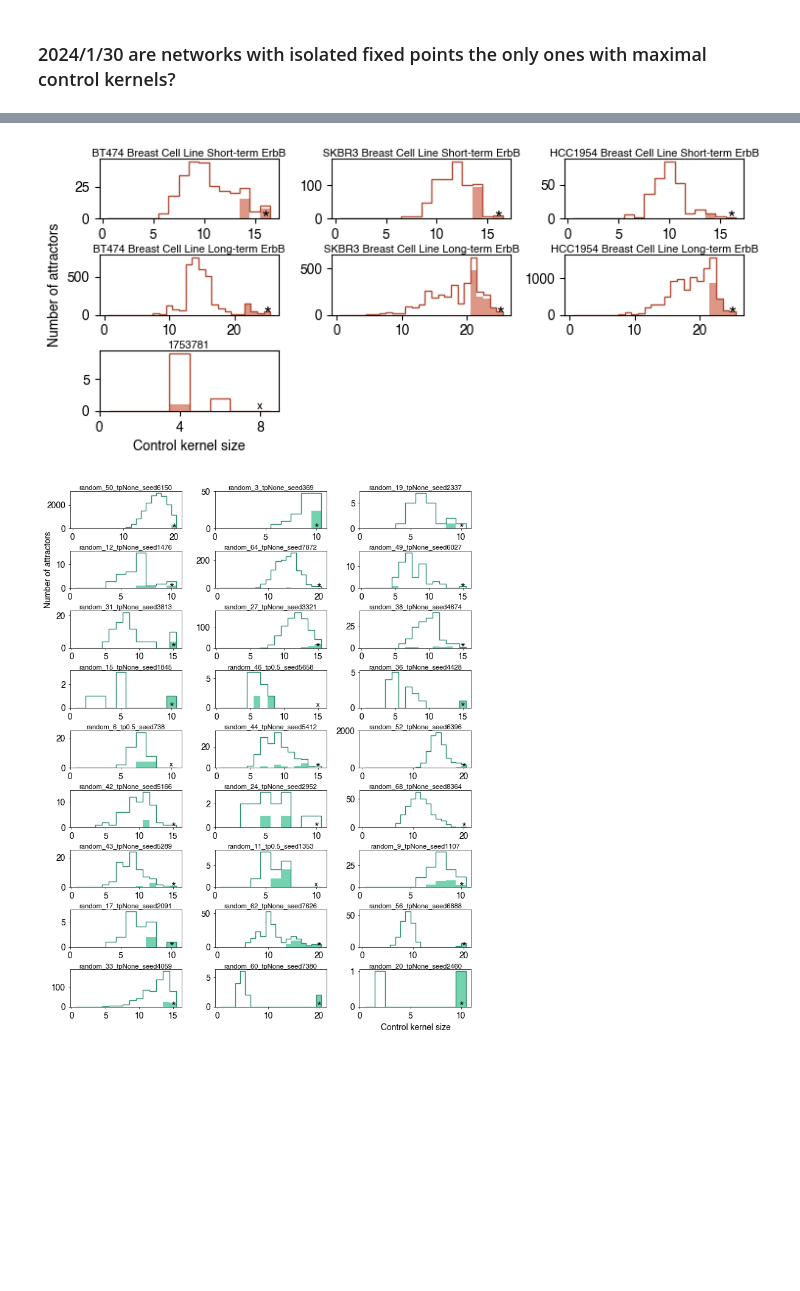
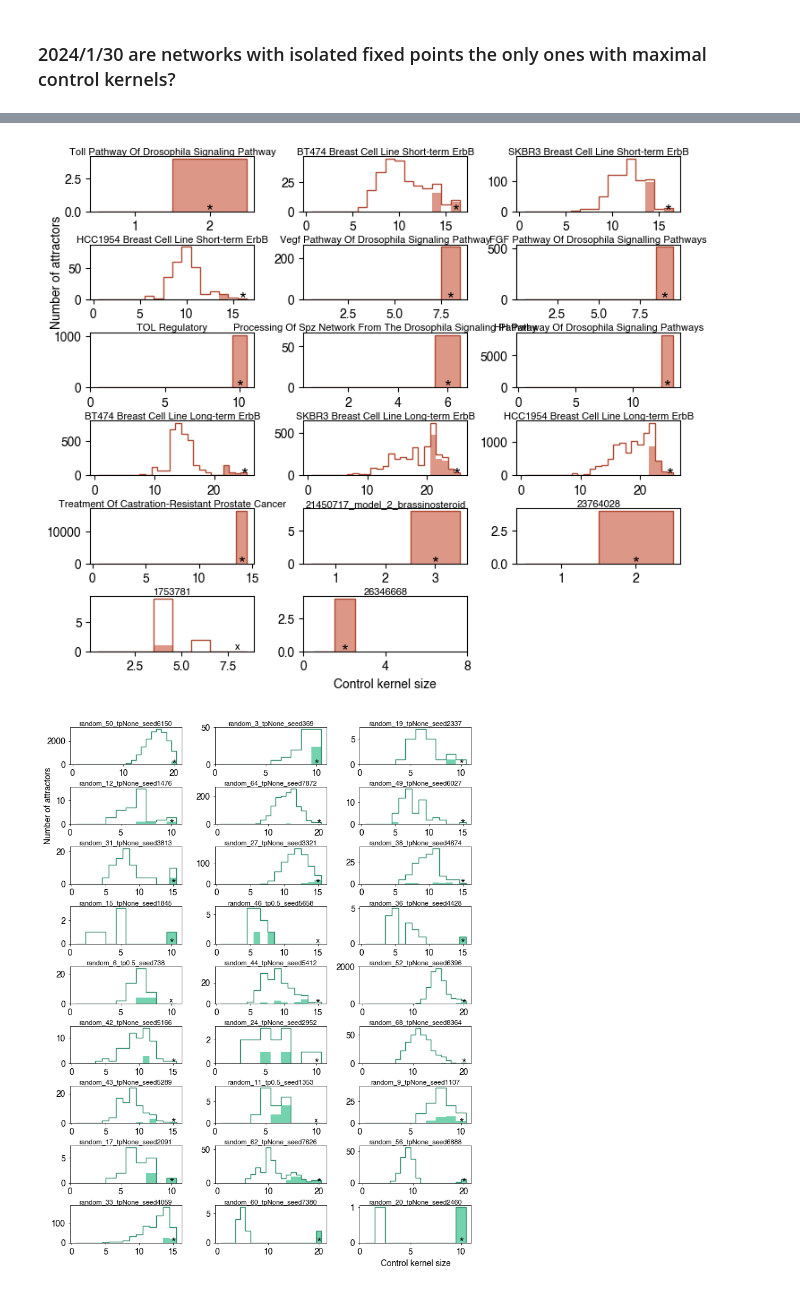
Before and after one commit to bcdaniels/Control-of-Synthetic-Boolean-Networks, a Jupyter notebook: CK_basin_sizes/basin-paper-figures.ipynb, the cells around one changed output, grey strips where cells are left out. Saved outputs shown, nothing was run; the diff lists cells and outputs as text; code cells hidden in the pictures; blank space fills up the shorter version.

```diff
--- a/CK_basin_sizes/basin-paper-figures.ipynb
+++ b/CK_basin_sizes/basin-paper-figures.ipynb
@@ -834,6 +859,8 @@ This plot includes points for 53 Iowa database networks.
 [figure]
 # %% [markdown]
 ### 2024/1/30 histograms grouped by network
+# %%
+core_only = True
 # %%
 # isolated and non-isolated histograms grouped by networks (cell collective networks)
 plt.figure(figsize=(5,2))
@@ -981,21 +1048,31 @@ random_with_isolated = dfExactRandomAll_Filtered[dfExactRandomAll_Filtered['prop
 for name in dfExactRandomAll_Filtered.index: #dataDictExactRandom:
     if name in dataDictExactRandom:
         if 'control_kernel_sizes' in dataDictExactRandom[name]:
-            num_max_cks = np.sum(np.array(dataDictExactRandom[name]['control_kernel_sizes']) == dataDictExactRandom[name]['size'])
+            net_size = dataDictExactRandom[name]['size']
+            net_core_size = dfExactRandomAll.loc[name,'number of core nodes']
+            num_max_cks = np.sum(np.array(dataDictExactRandom[name]['control_kernel_sizes']) == net_size)
+            num_max_core_cks = np.sum(np.array(dataDictExactRandom[name]['control_kernel_sizes']) == net_core_size)
             dfExactRandomAll_Filtered.loc[name,'number_of_maximal_cks'] = num_max_cks
+            dfExactRandomAll_Filtered.loc[name,'number_of_maximal_core_cks'] = num_max_core_cks
     elif name in dataDictExactRBN:
         if 'control_kernel_sizes' in dataDictExactRBN[name]:
-            num_max_cks = np.sum(np.array(dataDictExactRBN[name]['control_kernel_sizes']) == dataDictExactRBN[name]['size'])
+            net_size = dataDictExactRBN[name]['size']
+            net_core_size = dfExactRandomAll.loc[name,'number of core nodes']
+            num_max_cks = np.sum(np.array(dataDictExactRBN[name]['control_kernel_sizes']) == net_size)
+            num_max_core_cks = np.sum(np.array(dataDictExactRBN[name]['control_kernel_sizes']) == net_core_size)
             dfExactRandomAll_Filtered.loc[name,'number_of_maximal_cks'] = num_max_cks
+            dfExactRandomAll_Filtered.loc[name,'number_of_maximal_core_cks'] = num_max_core_cks
     else:
         print("Network not found: {}".format(name))
 
 # find networks with maximal cks
 random_with_maximal = dfExactRandomAll_Filtered[dfExactRandomAll_Filtered['number_of_maximal_cks'] > 0].index
+random_with_core_maximal = dfExactRandomAll_Filtered[dfExactRandomAll_Filtered['number_of_maximal_core_cks'] > 0].index
 
 # compute intersection
-print("{} filtered random networks with isolated fixed points, {} with maximal cks, {} with both.".format(
+print("{} filtered random networks with isolated fixed points, {} with maximal cks, {} with maximal core cks, {} with both.".format(
     len(random_with_isolated),
     len(random_with_maximal),
+    len(random_with_core_maximal),
     len(random_with_isolated.intersection(random_with_maximal))))
 # %% [output]
@@ -1007,15 +1084,21 @@ cc_with_isolated = ck_df[ck_df['number of isolated fixed points'] > 0].index
 # count number of max ck attractors in each network
 for name in dataDictExact:
     if 'control_kernel_sizes' in dataDictExact[name]:
-        num_max_cks = np.sum(np.array(dataDictExact[name]['control_kernel_sizes']) == dataDictExact[name]['size'])
+        net_size = dataDictExact[name]['size']
+        net_core_size = ck_df.loc[nice_name(name),'number of core nodes']
+        num_max_cks = np.sum(np.array(dataDictExact[name]['control_kernel_sizes']) == net_size)
+        num_max_core_cks = np.sum(np.array(dataDictExact[name]['control_kernel_sizes']) == net_core_size)
         ck_df.loc[name,'number_of_maximal_cks'] = num_max_cks
+        ck_df.loc[name,'number_of_maximal_core_cks'] = num_max_core_cks
 
 # find networks with maximal cks
 cc_with_maximal = ck_df[ck_df['number_of_maximal_cks'] > 0].index
+cc_with_core_maximal = ck_df[ck_df['number_of_maximal_core_cks'] > 0].index
 
 # compute intersection
-print("{} cell collective networks with isolated fixed points, {} with maximal cks, {} with both.".format(
+print("{} cell collective networks with isolated fixed points, {} with maximal cks, {} with maximal core cks, {} with both.".format(
     len(cc_with_isolated),
     len(cc_with_maximal),
-    len(cc_with_isolated.intersection(cc_with_maximal))))
+    len(cc_with_core_maximal),
+    len(cc_with_isolated.intersection(cc_with_core_maximal))))
 # %% [output]
@@ -1051,7 +1134,11 @@ plt.figure(figsize=figsize)
 
 for i,name in enumerate(cc_with_isolated):
     plt.subplot(num_rows,num_cols,i+1)
-    N = ck_df.loc[name,'size']
+    if core_only:
+        N = int(ck_df.loc[name,'number of core nodes'])
+    else:
+        N = ck_df.loc[name,'size']
+
     ck_sizes = basinDataDict[directory_name(name)]['control_kernel_sizes']
     is_isolated_list = basinDataDict[directory_name(name)]['is_isolated_list']
     bins = range(N+1)
@@ -1088,7 +1175,11 @@ for i,name in enumerate(cc_with_isolated):
 # iowa networks with isolated fixed points
 for i,name in enumerate(iowa_with_isolated):
     plt.subplot(num_rows,num_cols,i+len(cc_with_isolated)+1)
-    N = dfIowa.loc[name,'size']
+    if core_only:
+        N = int(dfIowa.loc[name,'number of core nodes'])
+    else:
+        N = dfIowa.loc[name,'size']
+
     ck_sizes = basinDataExactIowa[name]['control_kernel_sizes']
     is_isolated_list = basinDataExactIowa[name]['is_isolated_list']
     bins = range(N+1)
@@ -1102,35 +1193,35 @@ for i,name in enumerate(iowa_with_isolated):
     # add star or x at N
     xmin, xmax, ymin, ymax = plt.axis()
     if max([size for size in ck_sizes if size is not None]) == N:
         plt.text(N,0,'*',fontsize=15,ha='center',va='center')
     else:
         plt.text(N,0,'x',fontsize=8,ha='center',va='bottom')
 
     # plt.title('{},\n frac. uncontrollable = {}, num. cycles = {}, num. attractors = {}'.format(
                 #     name,
                 #     dfExactRandomAll.loc[name,'fraction of uncontrollable states'],
                 #     dfExactRandomAll.loc[name,'number of cycles'],
                 #     dfExactRandomAll.loc[name,'number of attractors']))
     if name.endswith(' Network'):
         title_name = name[:-8]
     else:
         title_name = name
     plt.title('{}'.format(
         title_name,
         ),fontsize=8,
         pad = 1)
 
 # put x-axis label on only the last plot
 plt.xlabel('Control kernel size')
 
 # nicer xticks on last plot
 plt.xticks([0,4,8])
 
 plt.subplots_adjust(hspace=0.6,wspace=0.3)
 
-plt.savefig('240213_individual_network_histograms_biological.pdf')
+plt.savefig('240219_individual_network_histograms_biological.pdf')
 # %% [output]
-[figure, old version]
+[figure, new version]
 # %%
 dfIowa['number of cycles'] = \
     dfIowa['number of attractors'] - dfIowa['number of fixed point attractors']
```
Also changed, not shown: parts of 38 cells of this notebook.
